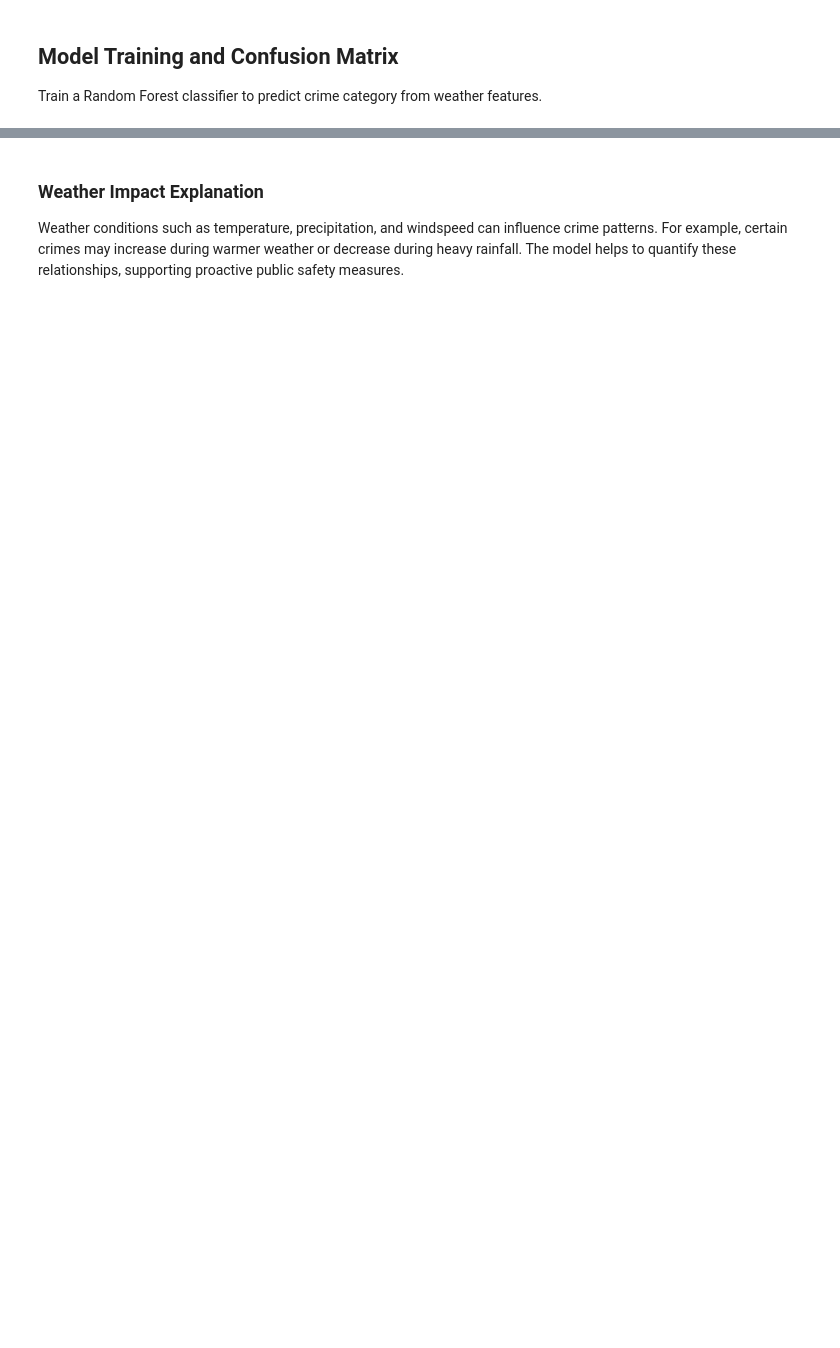
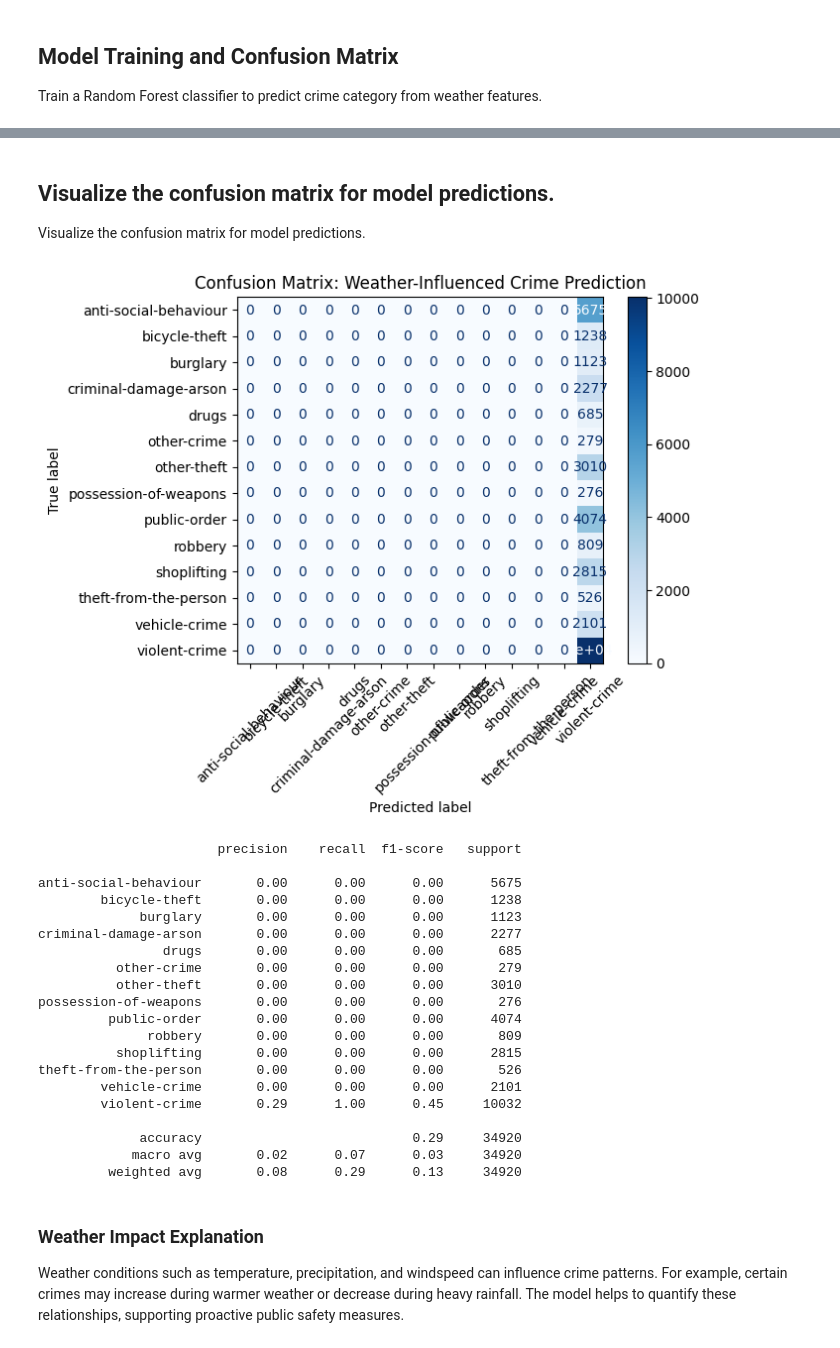
Before and after one commit to Simeonakwu/GROUP-4, a Jupyter notebook: Safebristol-model.ipynb, the cells around one changed output, grey strips where cells are left out. Cells and saved outputs as stored; diff of their text form; code cells hidden in the pictures; blank space fills up the shorter version.

```diff
--- a/Safebristol-model.ipynb
+++ b/Safebristol-model.ipynb
@@ -368,27 +169,0 @@ month
-# %%
-import pandas as pd
-import matplotlib.pyplot as plt
-import seaborn as sns
-
-
-
-# Step 8: Plot the monthly trend
-monthly.index = monthly.index.to_timestamp()  # convert PeriodIndex to datetime
-
-plt.figure(figsize=(14, 6))
-sns.set_style("whitegrid")
-
-monthly.plot(marker='o', figsize=(14, 6))
-
-plt.title("Monthly Crime Trend (Top 5 Categories)", fontsize=16, fontweight='bold')
-plt.xlabel("Month", fontsize=14)
-plt.ylabel("Number of Crimes", fontsize=14)
-plt.xticks(rotation=45)
-plt.legend(title='Crime Category', bbox_to_anchor=(1.05, 1), loc='upper left')
-plt.grid(axis='y', linestyle='--', alpha=0.6)
-plt.tight_layout()
-
-# Optional: Save the plot as an image
-# plt.savefig("monthly_crime_trends.png", dpi=300)
-
-plt.show()
@@ -580,3 +238,35 @@ Logistic Regression Coefficients:
+# %% [markdown]
+## Visualize the confusion matrix for model predictions.
+Visualize the confusion matrix for model predictions.
+# %%
+cm = confusion_matrix(y_test, y_pred, labels=clf.classes_)
+disp = ConfusionMatrixDisplay(confusion_matrix=cm, display_labels=clf.classes_)
+disp.plot(cmap='Blues', xticks_rotation=45)
+plt.title('Confusion Matrix: Weather-Influenced Crime Prediction')
+plt.show()
+print(classification_report(y_test, y_pred))
+# %% [output]
+[figure, added]
+                       precision    recall  f1-score   support
+
+anti-social-behaviour       0.00      0.00      0.00      5675
+        bicycle-theft       0.00      0.00      0.00      1238
+             burglary       0.00      0.00      0.00      1123
+criminal-damage-arson       0.00      0.00      0.00      2277
+                drugs       0.00      0.00      0.00       685
+          other-crime       0.00      0.00      0.00       279
+          other-theft       0.00      0.00      0.00      3010
+possession-of-weapons       0.00      0.00      0.00       276
+         public-order       0.00      0.00      0.00      4074
+              robbery       0.00      0.00      0.00       809
+          shoplifting       0.00      0.00      0.00      2815
+theft-from-the-person       0.00      0.00      0.00       526
+        vehicle-crime       0.00      0.00      0.00      2101
+        violent-crime       0.29      1.00      0.45     10032
+
+             accuracy                           0.29     34920
+            macro avg       0.02      0.07      0.03     34920
+         weighted avg       0.08      0.29      0.13     34920
 # %% [markdown]
 ### Weather Impact Explanation
 
```
Also changed, not shown: parts of 47 cells of this notebook.
